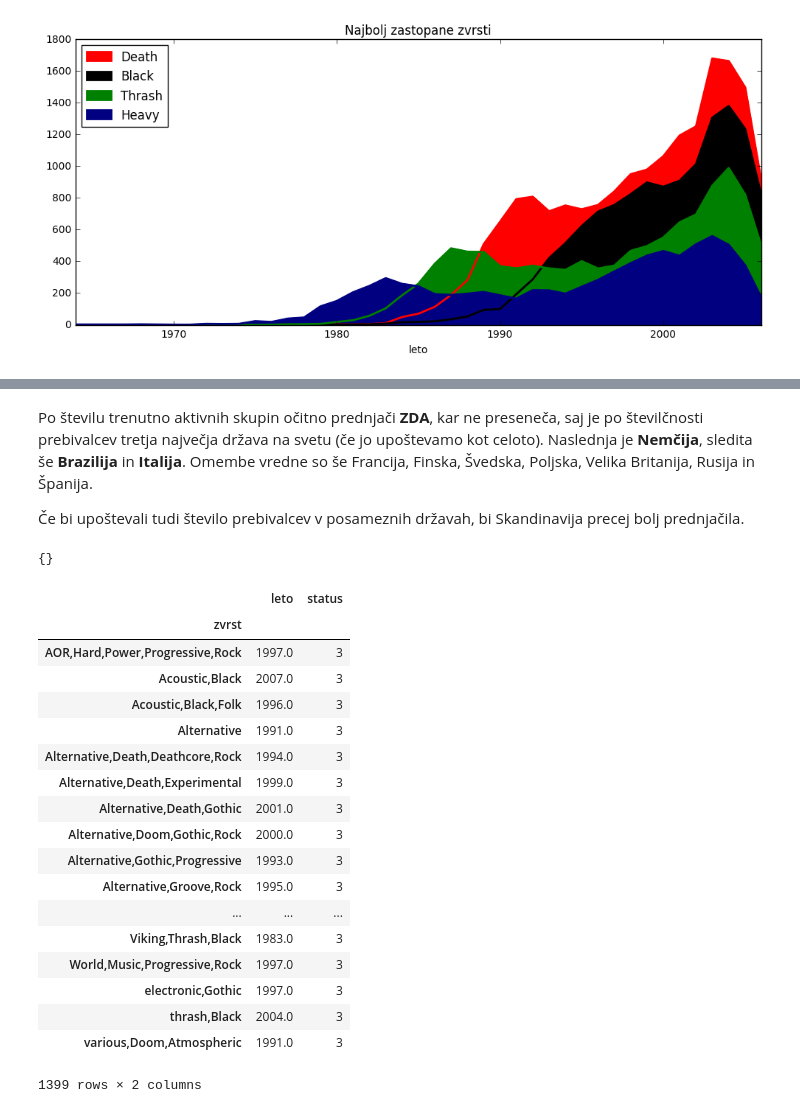
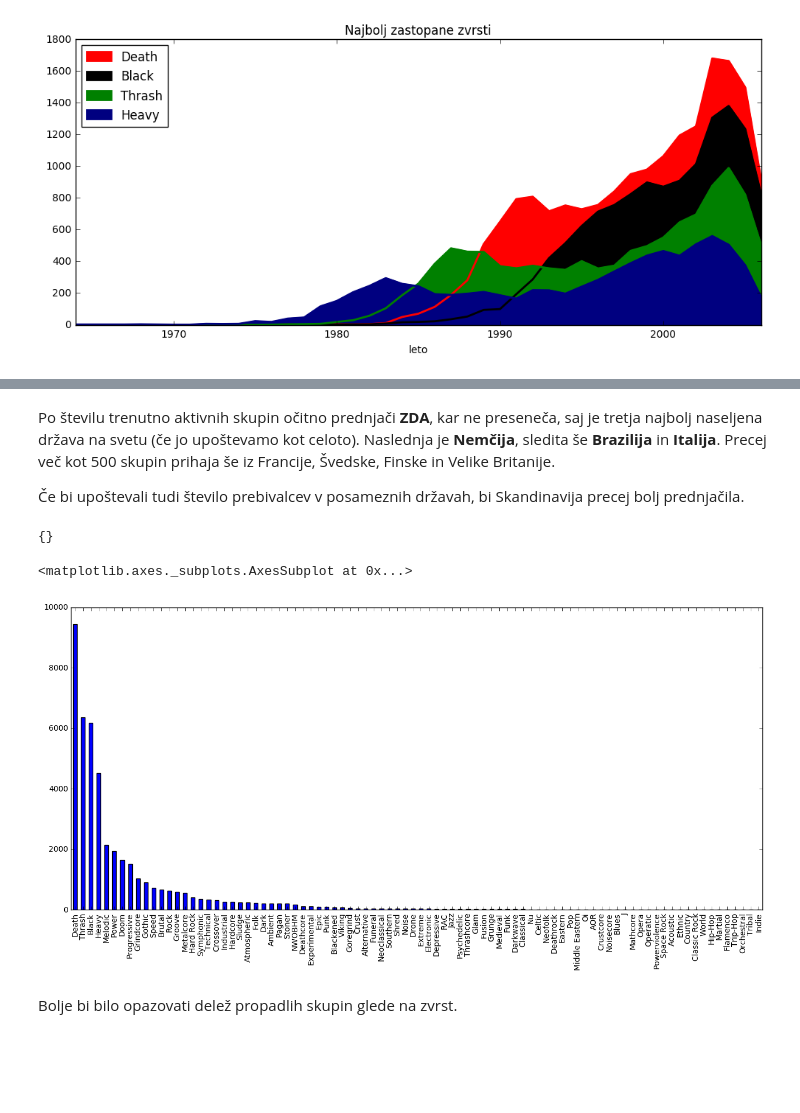
Before and after one commit to h3ll-o-w0rld/Projekt-za-PROG1, a Jupyter notebook: Projekt.ipynb, the cells around one changed output, grey strips where cells are left out. Saved outputs shown, nothing was run; the diff lists cells and outputs as text; code cells hidden in the pictures; blank space fills up the shorter version.

```diff
--- a/Projekt.ipynb
+++ b/Projekt.ipynb
@@ -125,5 +144,5 @@ aktivni_drz.plot(kind='barh', figsize=(15, 10), fontsize=10, sort_columns=True,
 # %% [markdown]
-Po številu trenutno aktivnih skupin očitno prednjači **ZDA**, kar ne preseneča, saj je po številčnosti prebivalcev tretja največja država na svetu (če jo upoštevamo kot celoto). Naslednja je **Nemčija**, sledita še **Brazilija** in **Italija**. Omembe vredne so še Francija, Finska, Švedska, Poljska, Velika Britanija, Rusija in Španija.
+Po številu trenutno aktivnih skupin očitno prednjači **ZDA**, kar ne preseneča, saj je tretja najbolj naseljena država na svetu (če jo upoštevamo kot celoto). Naslednja je **Nemčija**, sledita še **Brazilija** in **Italija**. Precej več kot 500 skupin prihaja še iz Francije, Švedske, Finske in Velike Britanije.
 
 Če bi upoštevali tudi število prebivalcev v posameznih državah, bi Skandinavija precej bolj prednjačila.
 # %%
@@ -136,31 +155,3 @@ utezeno_dict = {drz: (st/populacija_dict[drz]) for drz, st in drz_st if drz in p
 utezeno_dict
 # %% [output]
 {}
-# %%
-aktivni = skupine[skupine['status'] == 1]
-cakajoci = skupine[skupine['status'] == 2]
-propadli = skupine[(skupine['status'] == 3) | (skupine['status'] == 6)]
-neznano = skupine[skupine['status'] == 4]
-preimenovani = skupine[skupine['status'] == 5]
-skregani = skupine[skupine['status'] == 6]
-propadli.groupby('zvrst').aggregate(sum)
-# %% [output]
-|  | leto | status |
-| zvrst |  |  |
-| AOR,Hard,Power,Progressive,Rock | 1997.0 | 3 |
-| Acoustic,Black | 2007.0 | 3 |
-| Acoustic,Black,Folk | 1996.0 | 3 |
-| Alternative | 1991.0 | 3 |
-| Alternative,Death,Deathcore,Rock | 1994.0 | 3 |
-| Alternative,Death,Experimental | 1999.0 | 3 |
-| Alternative,Death,Gothic | 2001.0 | 3 |
-| Alternative,Doom,Gothic,Rock | 2000.0 | 3 |
-| Alternative,Gothic,Progressive | 1993.0 | 3 |
-| Alternative,Groove,Rock | 1995.0 | 3 |
-| ... | ... | ... |
-| Viking,Thrash,Black | 1983.0 | 3 |
-| World,Music,Progressive,Rock | 1997.0 | 3 |
-| electronic,Gothic | 1997.0 | 3 |
-| thrash,Black | 2004.0 | 3 |
-| various,Doom,Atmospheric | 1991.0 | 3 |
-1399 rows × 2 columns
@@ -171,0 +158,11 @@ statusi
+# %%
+propadli = skupine[(skupine['status'] == 3) | (skupine['status'] == 6)]
+propadli_zvrst = (pos_zvrsti_id.transpose()[propadli.index]).transpose()
+propadli_zvrst = propadli_zvrst[propadli_zvrst.columns.difference(['id'])]
+propadli_vsota = propadli_zvrst.sum().sort_values(ascending=False)
+propadli_vsota[propadli_vsota != 0].plot(kind='bar', figsize=(16, 7))
+# %% [output]
+<matplotlib.axes._subplots.AxesSubplot at 0x...>
+[figure, added]
+# %% [markdown]
+Bolje bi bilo opazovati delež propadlih skupin glede na zvrst.
```
Also changed, not shown: parts of 8 cells of this notebook, 1 other file.
